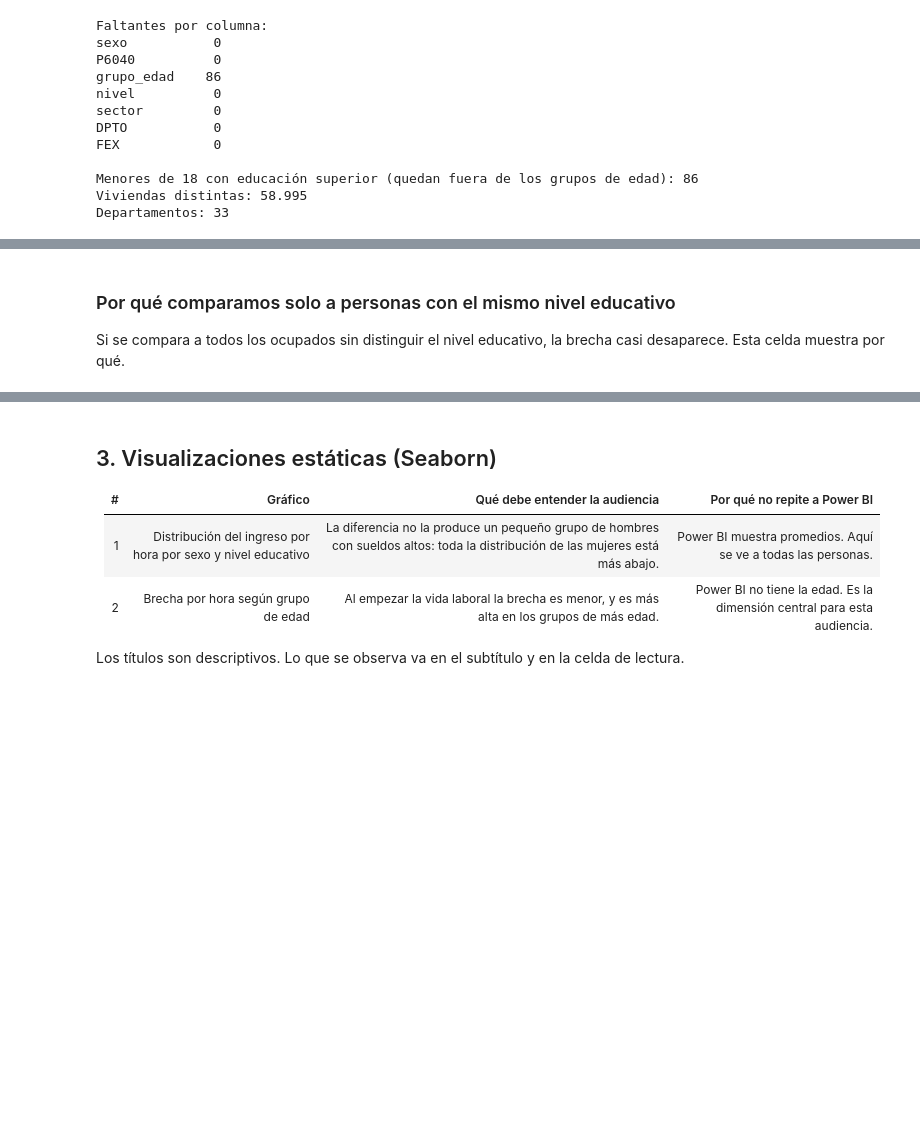
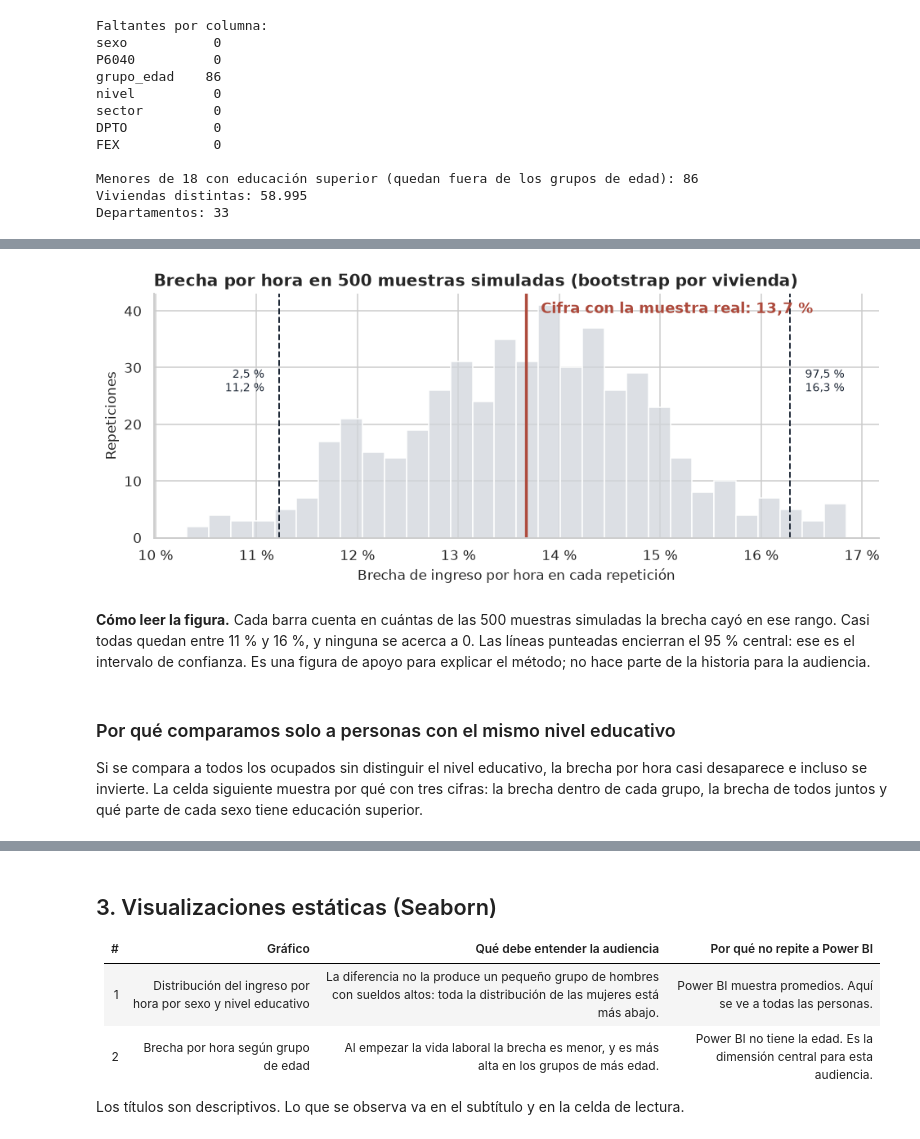
Before and after one commit to AlejandroP212/proyecto3-narrativa-visual, a Jupyter notebook: python/Equipo3_Proyecto3_Analisis.ipynb, the cells around one changed output, grey strips where cells are left out. Cells and saved outputs as stored; diff of their text form; code cells hidden in the pictures; blank space fills up the shorter version.

```diff
--- a/python/Equipo3_Proyecto3_Analisis.ipynb
+++ b/python/Equipo3_Proyecto3_Analisis.ipynb
@@ -355,5 +449,30 @@ control
+# %%
+# Figura de apoyo: las 500 repeticiones del bootstrap para la brecha por hora (educación superior)
+puntual, repeticiones = brecha_con_intervalo(datos, devolver_repeticiones=True)
+
+fig, ax = plt.subplots(figsize=(9, 3.8))
+sns.histplot(repeticiones, bins=30, color=GRIS_CLARO, edgecolor="white", ax=ax)
+for limite_ic in (total_sup["ic_inf"], total_sup["ic_sup"]):
+    ax.axvline(limite_ic, color="#1F2937", linestyle="--", linewidth=1.3)
+ax.axvline(puntual, color=ACENTO, linewidth=2.2)
+ax.text(puntual + 0.15, ax.get_ylim()[1] * 0.92, f"Cifra con la muestra real: {pct(puntual)}",
+        color=ACENTO, fontweight="bold")
+ax.text(total_sup["ic_inf"] - 0.15, ax.get_ylim()[1] * 0.6, f"2,5 %\n{pct(total_sup['ic_inf'])}",
+        ha="right", fontsize=9, color="#1F2937")
+ax.text(total_sup["ic_sup"] + 0.15, ax.get_ylim()[1] * 0.6, f"97,5 %\n{pct(total_sup['ic_sup'])}",
+        ha="left", fontsize=9, color="#1F2937")
+ax.xaxis.set_major_formatter(mticker.FuncFormatter(lambda v, _: f"{v:.0f} %"))
+ax.set_xlabel("Brecha de ingreso por hora en cada repetición")
+ax.set_ylabel("Repeticiones")
+ax.set_title("Brecha por hora en 500 muestras simuladas (bootstrap por vivienda)", loc="left")
+fig.tight_layout()
+plt.show()
+# %% [output]
+[figure, added]
+# %% [markdown]
+**Cómo leer la figura.** Cada barra cuenta en cuántas de las 500 muestras simuladas la brecha cayó en ese rango. Casi todas quedan entre 11 % y 16 %, y ninguna se acerca a 0. Las líneas punteadas encierran el 95 % central: ese es el intervalo de confianza. Es una figura de apoyo para explicar el método; no hace parte de la historia para la audiencia.
 # %% [markdown]
 ### Por qué comparamos solo a personas con el mismo nivel educativo
 
-Si se compara a todos los ocupados sin distinguir el nivel educativo, la brecha casi desaparece. Esta celda muestra por qué.
+Si se compara a todos los ocupados sin distinguir el nivel educativo, la brecha por hora casi desaparece e incluso se invierte. La celda siguiente muestra por qué con tres cifras: la brecha dentro de cada grupo, la brecha de todos juntos y qué parte de cada sexo tiene educación superior.
 # %%
```
Also changed, not shown: parts of 22 cells of this notebook, 2 other files.
